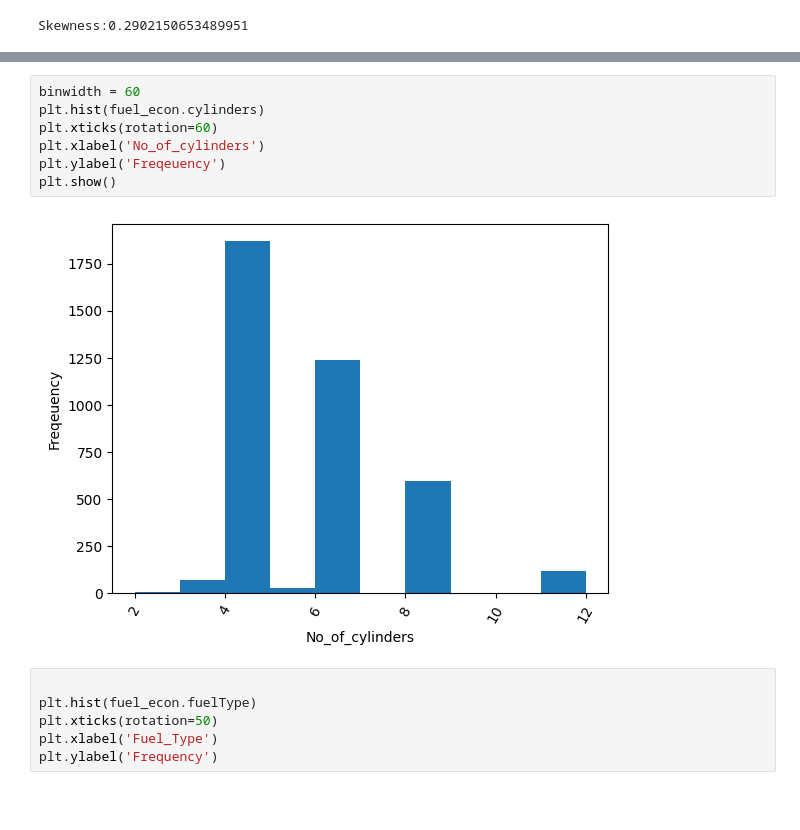
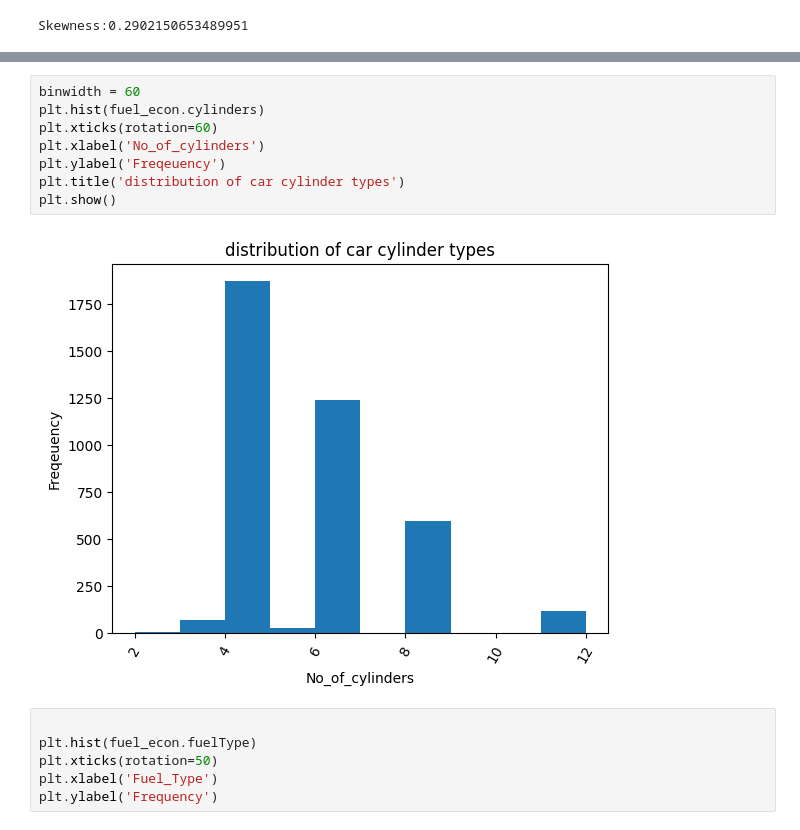
Before and after one commit to GichuriNdungu/Transport_Data_Analysis, a Jupyter notebook: Plotting Assignment.ipynb, the cells around one changed output, grey strips where cells are left out. Cells and saved outputs as stored; diff of their text form; blank space fills up the shorter version.

```diff
--- a/Plotting Assignment.ipynb
+++ b/Plotting Assignment.ipynb
@@ -64,12 +65,13 @@ plt.show()
 # %%
 binwidth = 60
 plt.hist(fuel_econ.cylinders)
 plt.xticks(rotation=60)
 plt.xlabel('No_of_cylinders')
 plt.ylabel('Freqeuency')
+plt.title('distribution of car cylinder types')
 plt.show()
 # %% [output]
-[figure, old version]
+[figure, new version]
 # %%
 
 plt.hist(fuel_econ.fuelType)
```
Also changed, not shown: parts of 4 cells of this notebook.
